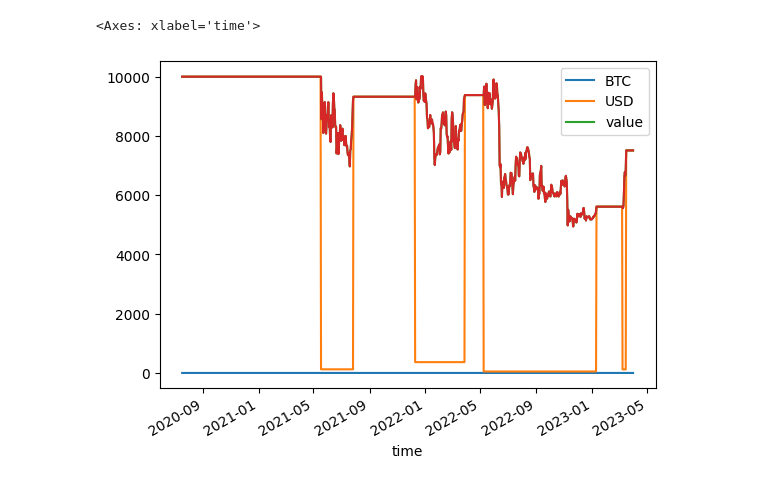
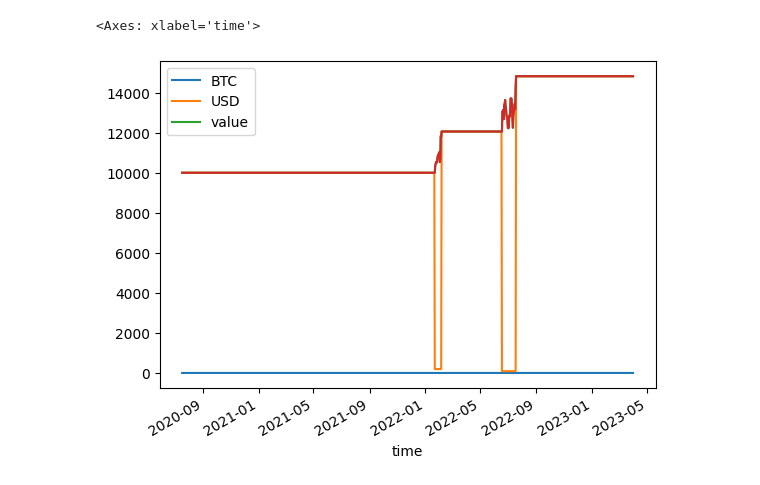
Before and after one commit to c0indev3l/blankly_rsi_example_with_docker, a Jupyter notebook: output/results_analytics.ipynb, the cells around one changed output. Cells and saved outputs as stored; diff of their text form; code cells hidden in the pictures.

```diff
--- a/output/results_analytics.ipynb
+++ b/output/results_analytics.ipynb
@@ -18,7 +231,7 @@ df
 # %%
-id = 2
+id = 188
 df_hist = get_history(df, id)
 df_hist["value"].plot()
 # %% [output]
 <Axes: xlabel='time'>
-[figure, old version]
+[figure, new version]
```
Also changed, not shown: parts of 8 cells of this notebook, 2 other files.
